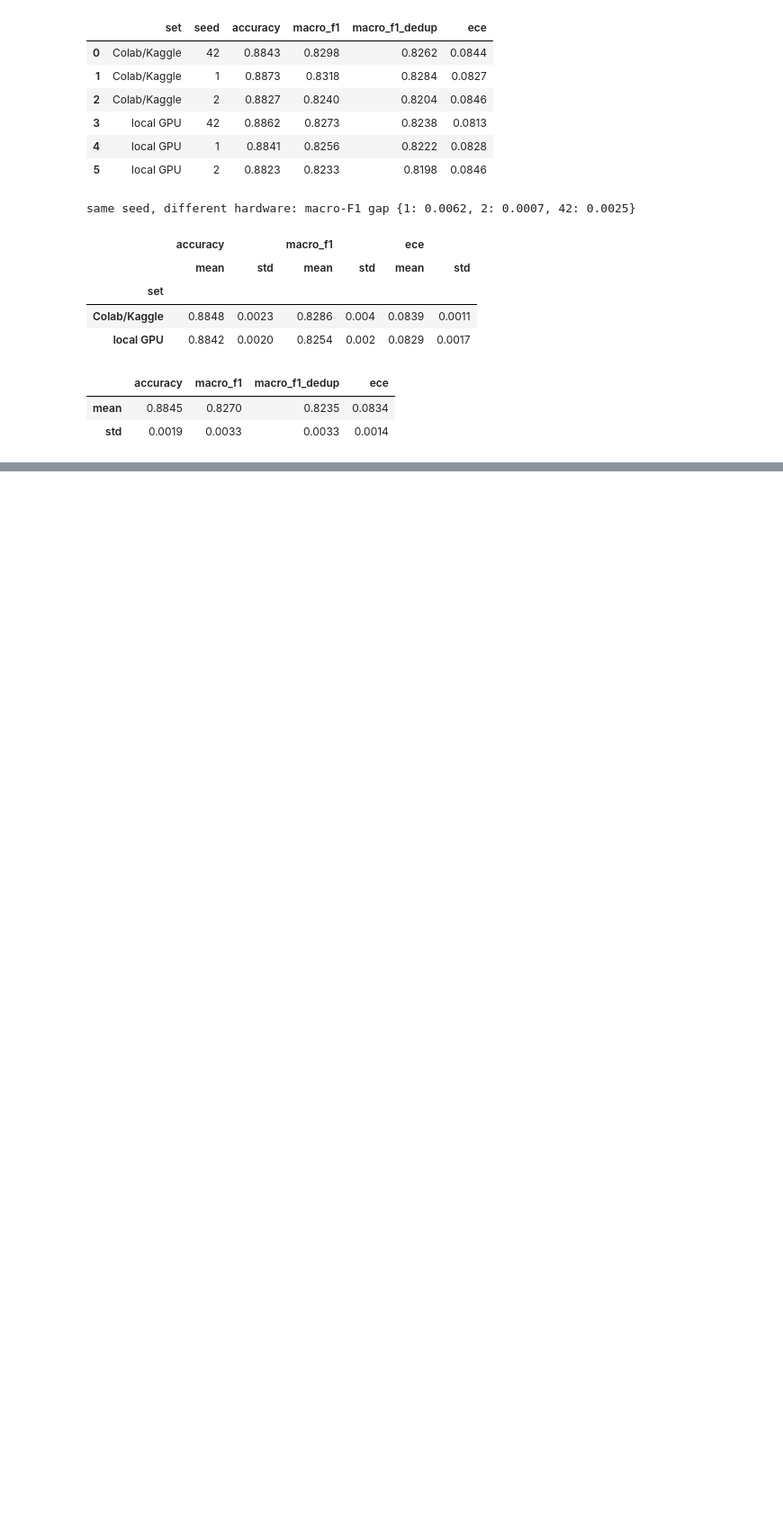
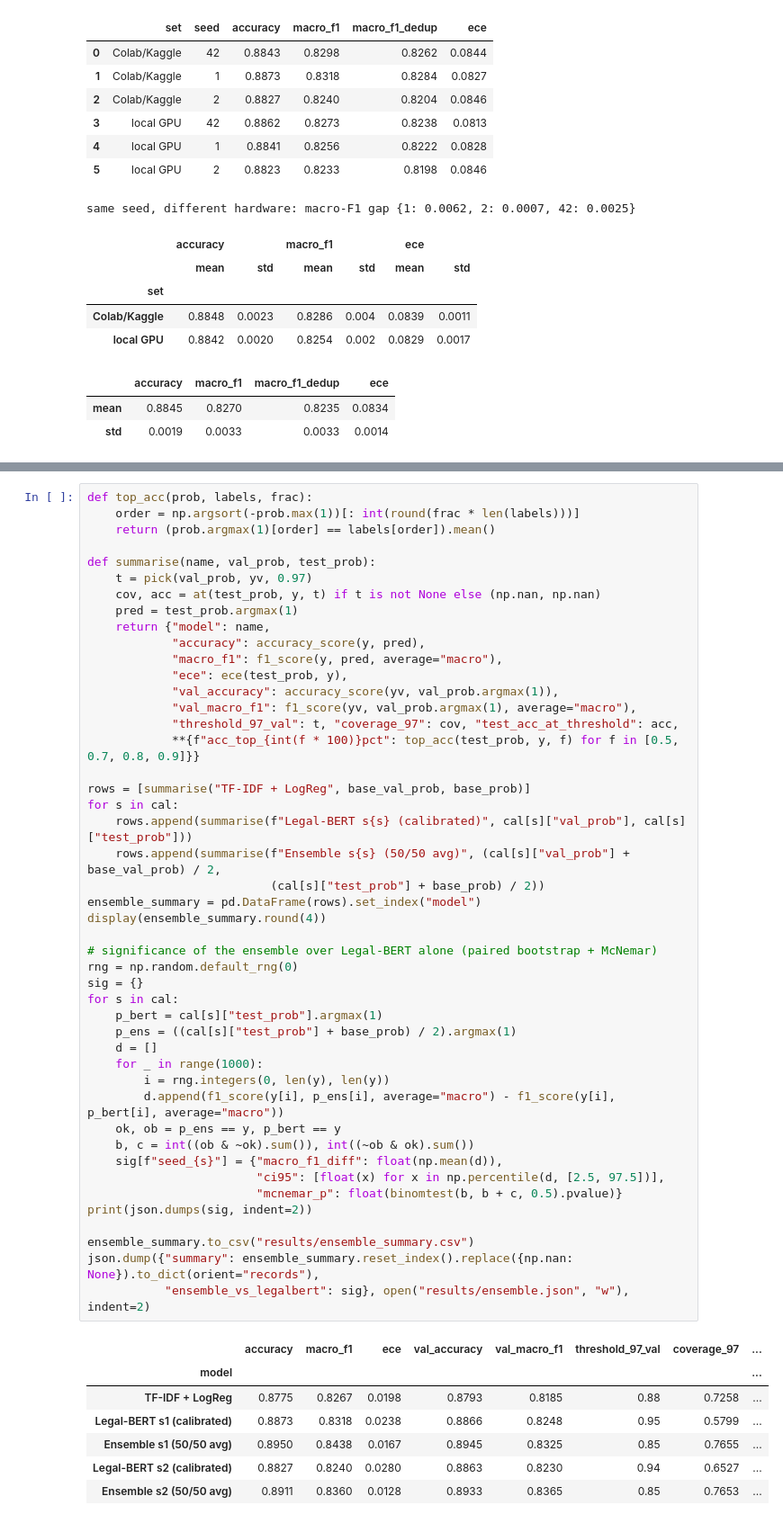
Before and after one commit to GabyD-web/contract-clause-nlp, a Jupyter notebook: notebooks/02_evaluation.ipynb, the cells around one changed output, grey strips where cells are left out. Shown at 90% size. Saved outputs shown, nothing was run; the diff lists cells and outputs as text; blank space fills up the shorter version.

```diff
--- a/notebooks/02_evaluation.ipynb
+++ b/notebooks/02_evaluation.ipynb
@@ -204,0 +298,54 @@ same seed, different hardware: macro-F1 gap {1: 0.0062, 2: 0.0007, 42: 0.0025}
+# %%
+def top_acc(prob, labels, frac):
+    order = np.argsort(-prob.max(1))[: int(round(frac * len(labels)))]
+    return (prob.argmax(1)[order] == labels[order]).mean()
+
+def summarise(name, val_prob, test_prob):
+    t = pick(val_prob, yv, 0.97)
+    cov, acc = at(test_prob, y, t) if t is not None else (np.nan, np.nan)
+    pred = test_prob.argmax(1)
+    return {"model": name,
+            "accuracy": accuracy_score(y, pred),
+            "macro_f1": f1_score(y, pred, average="macro"),
+            "ece": ece(test_prob, y),
+            "val_accuracy": accuracy_score(yv, val_prob.argmax(1)),
+            "val_macro_f1": f1_score(yv, val_prob.argmax(1), average="macro"),
+            "threshold_97_val": t, "coverage_97": cov, "test_acc_at_threshold": acc,
+            **{f"acc_top_{int(f * 100)}pct": top_acc(test_prob, y, f) for f in [0.5, 0.7, 0.8, 0.9]}}
+
+rows = [summarise("TF-IDF + LogReg", base_val_prob, base_prob)]
+for s in cal:
+    rows.append(summarise(f"Legal-BERT s{s} (calibrated)", cal[s]["val_prob"], cal[s]["test_prob"]))
+    rows.append(summarise(f"Ensemble s{s} (50/50 avg)", (cal[s]["val_prob"] + base_val_prob) / 2,
+                          (cal[s]["test_prob"] + base_prob) / 2))
+ensemble_summary = pd.DataFrame(rows).set_index("model")
+display(ensemble_summary.round(4))
+
+# significance of the ensemble over Legal-BERT alone (paired bootstrap + McNemar)
+rng = np.random.default_rng(0)
+sig = {}
+for s in cal:
+    p_bert = cal[s]["test_prob"].argmax(1)
+    p_ens = ((cal[s]["test_prob"] + base_prob) / 2).argmax(1)
+    d = []
+    for _ in range(1000):
+        i = rng.integers(0, len(y), len(y))
+        d.append(f1_score(y[i], p_ens[i], average="macro") - f1_score(y[i], p_bert[i], average="macro"))
+    ok, ob = p_ens == y, p_bert == y
+    b, c = int((ob & ~ok).sum()), int((~ob & ok).sum())
+    sig[f"seed_{s}"] = {"macro_f1_diff": float(np.mean(d)),
+                        "ci95": [float(x) for x in np.percentile(d, [2.5, 97.5])],
+                        "mcnemar_p": float(binomtest(b, b + c, 0.5).pvalue)}
+print(json.dumps(sig, indent=2))
+
+ensemble_summary.to_csv("results/ensemble_summary.csv")
+json.dump({"summary": ensemble_summary.reset_index().replace({np.nan: None}).to_dict(orient="records"),
+           "ensemble_vs_legalbert": sig}, open("results/ensemble.json", "w"), indent=2)
+# %% [output]
+|  | accuracy | macro_f1 | ece | val_accuracy | val_macro_f1 | threshold_97_val | coverage_97 | ... |
+| model |  |  |  |  |  |  |  | ... |
+| TF-IDF + LogReg | 0.8775 | 0.8267 | 0.0198 | 0.8793 | 0.8185 | 0.88 | 0.7258 | ... |
+| Legal-BERT s1 (calibrated) | 0.8873 | 0.8318 | 0.0238 | 0.8866 | 0.8248 | 0.95 | 0.5799 | ... |
+| Ensemble s1 (50/50 avg) | 0.8950 | 0.8438 | 0.0167 | 0.8945 | 0.8325 | 0.85 | 0.7655 | ... |
+| Legal-BERT s2 (calibrated) | 0.8827 | 0.8240 | 0.0280 | 0.8863 | 0.8230 | 0.94 | 0.6527 | ... |
+| Ensemble s2 (50/50 avg) | 0.8911 | 0.8360 | 0.0128 | 0.8933 | 0.8365 | 0.85 | 0.7653 | ... |
```
Also changed, not shown: parts of 6 cells of this notebook, 7 other files.
